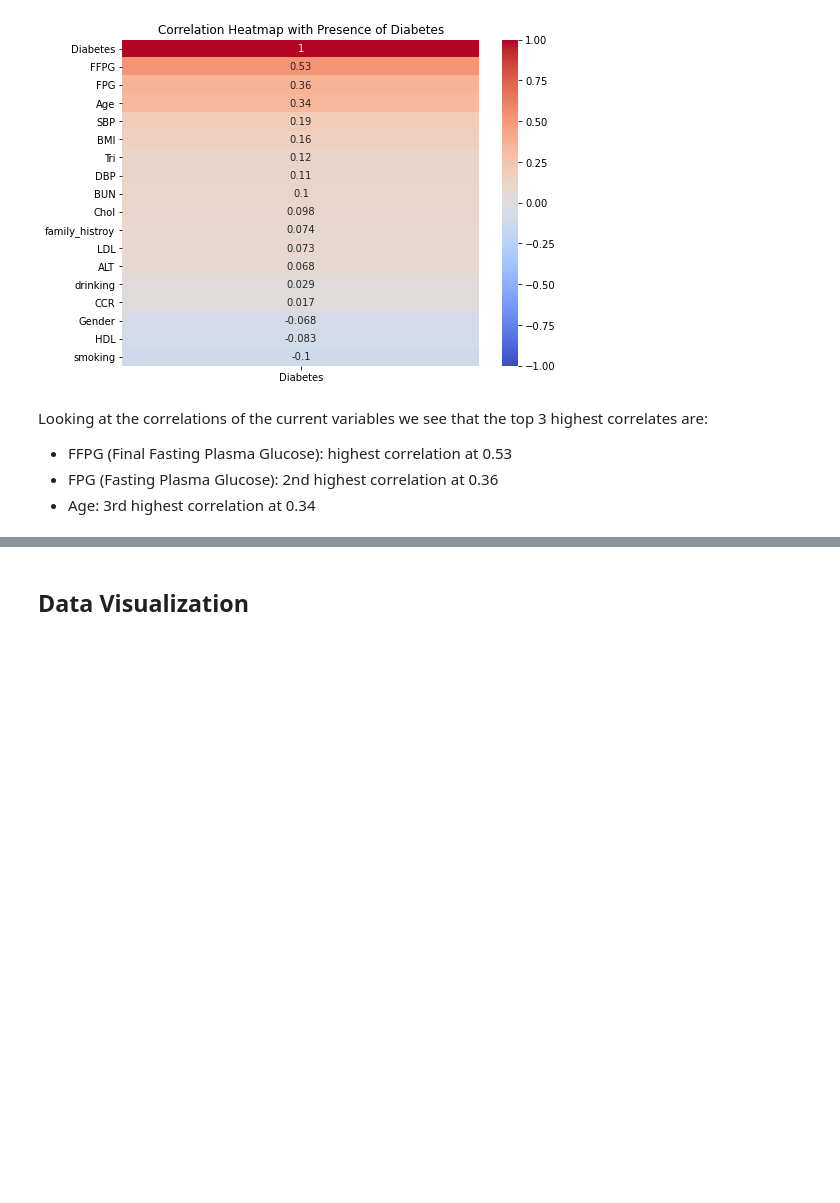
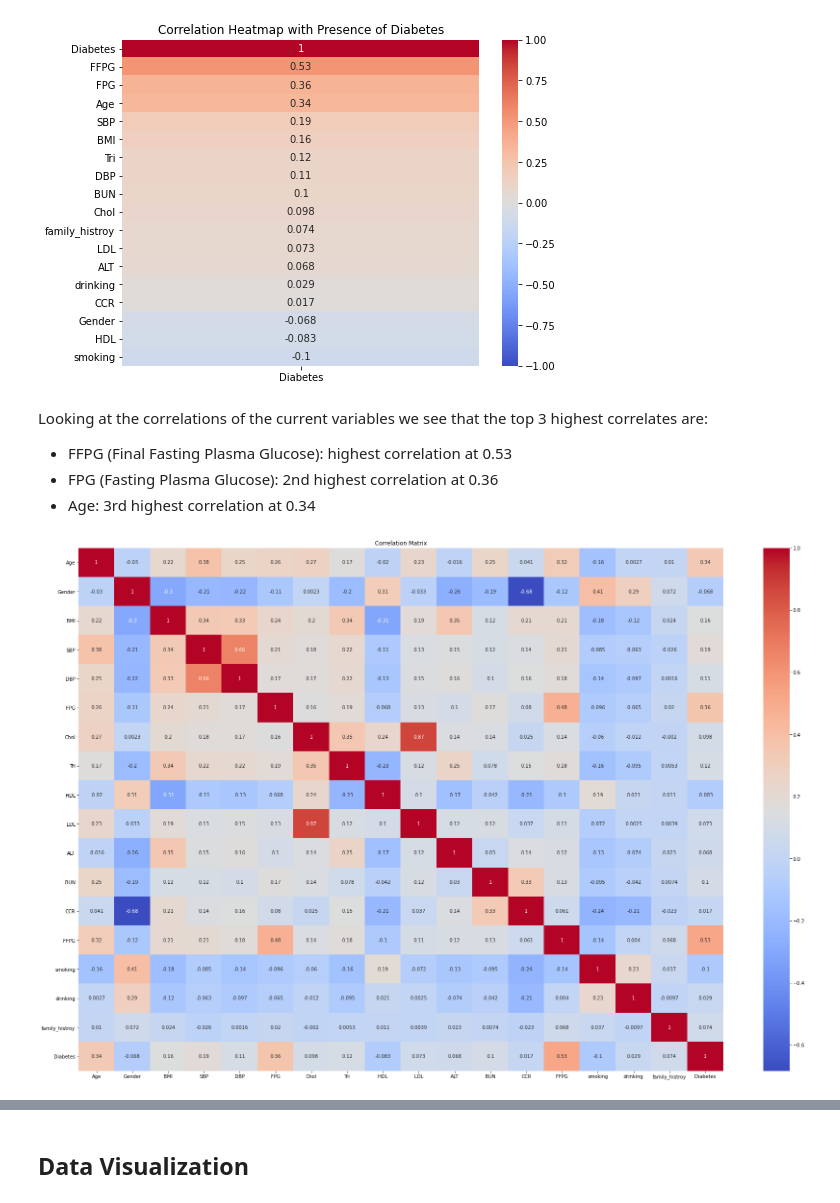
Before and after one commit to ldwilker10/predicting_diabetes_project, a Jupyter notebook: phase3_rough_draft/diabetes_2_rough_draft.ipynb, the cells around one changed output, grey strips where cells are left out. Saved outputs shown, nothing was run; the diff lists cells and outputs as text; code cells hidden in the pictures; blank space fills up the shorter version.

```diff
--- a/phase3_rough_draft/diabetes_2_rough_draft.ipynb
+++ b/phase3_rough_draft/diabetes_2_rough_draft.ipynb
@@ -307,3 +309,12 @@ Looking at the correlations of the current variables we see that the top 3 highe
 - FFPG (Final Fasting Plasma Glucose): highest correlation at 0.53
 - FPG (Fasting Plasma Glucose): 2nd highest correlation at 0.36
 - Age: 3rd highest correlation at 0.34
+# %%
+#Generating Correlation matrix
+corr_matrix = diabetes_df.corr()
+fig, ax = plt.subplots(figsize=(30, 20))
+sns.heatmap(corr_matrix, cmap='coolwarm', annot=True, ax=ax)
+ax.set_title('Correlation Matrix')
+plt.show()
+# %% [output]
+[figure, added]
```
Also changed, not shown: parts of 11 cells of this notebook.
